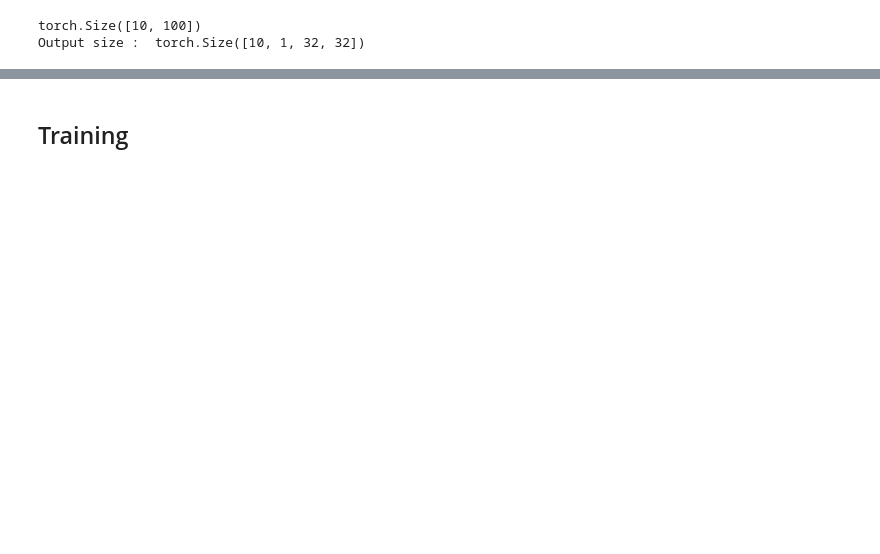
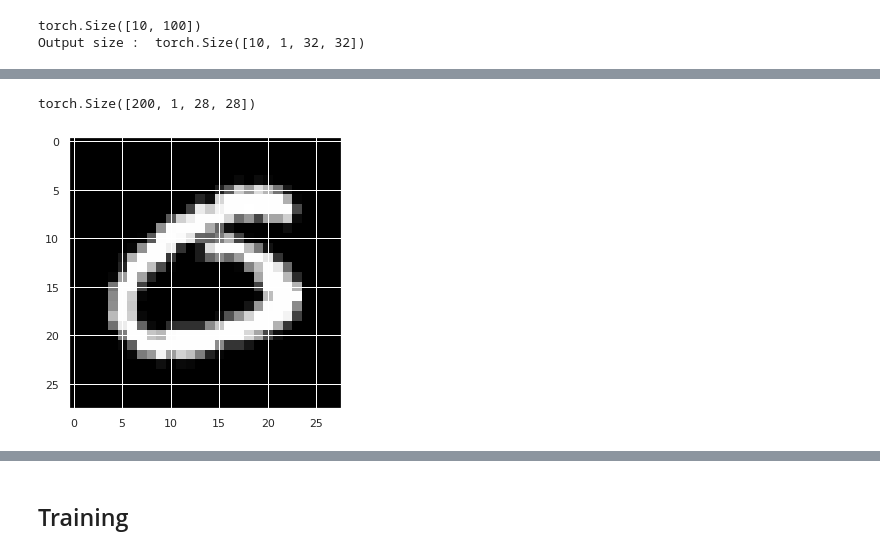
Before and after one commit to philomenec/Optimal-Transport, a Jupyter notebook: OTGAN.ipynb, the cells around one changed output, grey strips where cells are left out. Cells and saved outputs as stored; diff of their text form; code cells hidden in the pictures; blank space fills up the shorter version.

```diff
--- a/OTGAN.ipynb
+++ b/OTGAN.ipynb
@@ -1210,0 +1074,13 @@ KeyboardInterrupt: ignored
+# %%
+### Load the trainset
+
+
+# Define dataset transformation
+transform = transforms.Compose([transforms.ToTensor(),
+                              ])
+#do not resize this time
+
+trainset = torchvision.datasets.MNIST(root=path_data, train=True, transform=transform)
+
+
+trainset
@@ -1210,0 +1096,13 @@ KeyboardInterrupt: ignored
+# %%
+mnist_loader = DataLoader(trainset, args['batch_size'], shuffle=True, **kwargs)
+iter_X = iter(mnist_loader)
+X, _ = iter_X.next()
+print(X.size())
+# %% [output]
+torch.Size([200, 1, 28, 28])
+# %%
+plt.figure(figsize=(5,5))
+plt.imshow(X[0].numpy().squeeze(), cmap='gray')
+plt.show()
+# %% [output]
+[figure, added]
```
Also changed, not shown: parts of 111 cells of this notebook.
